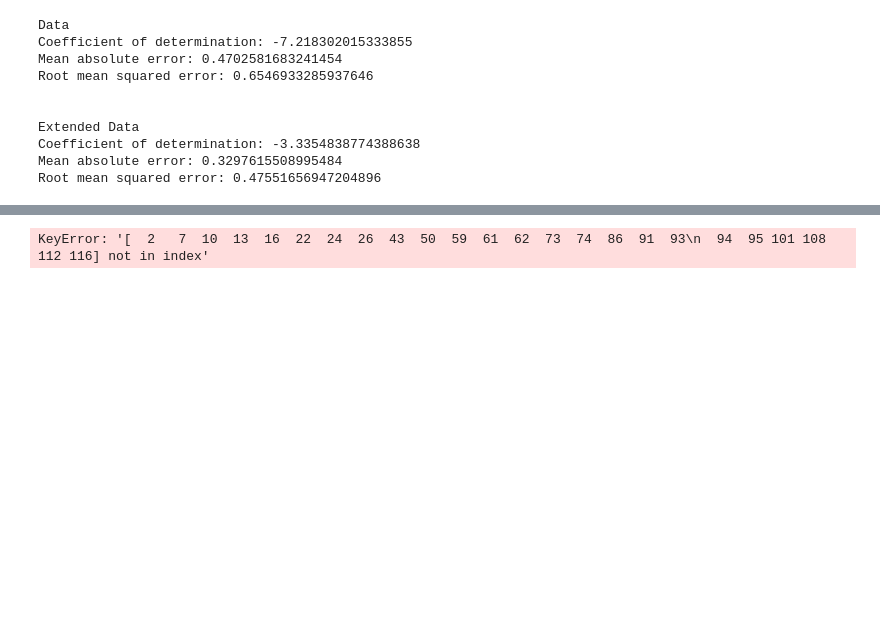
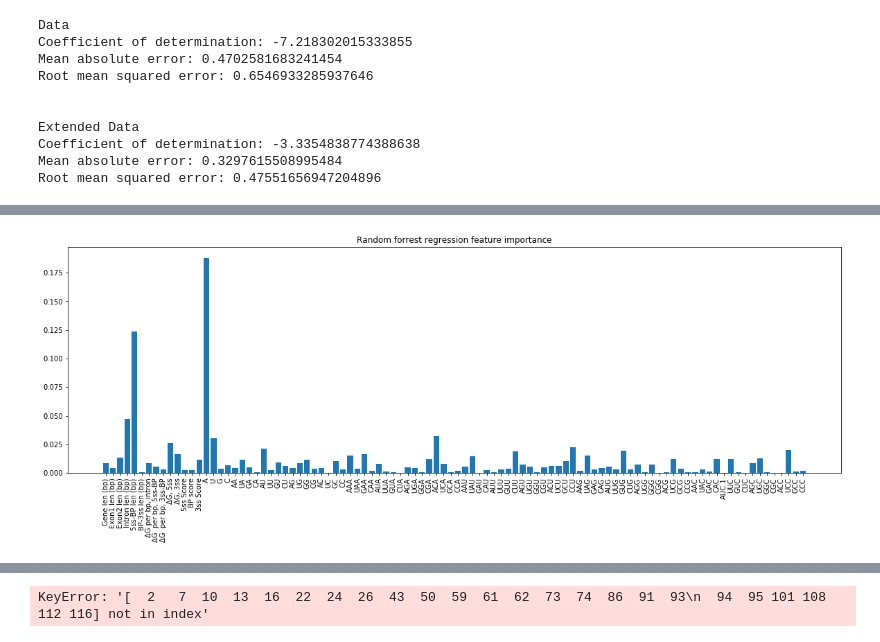
Before and after one commit to GeorgiHristov42/Random-forest-regression-on-mRNA-data, a Jupyter notebook: More tests.ipynb, the cells around one changed output, grey strips where cells are left out. Drawn from its saved outputs; the diff is of its cells as text; code cells hidden in the pictures; blank space fills up the shorter version.

```diff
--- a/More tests.ipynb
+++ b/More tests.ipynb
@@ -241,0 +423,12 @@ Correlation Coefficient:          0.6538661778284606
+# %%
+print('{} {} {} : {}'.format(best_i_1,best_j_1,best_k_1,best_result_1))
+print('{} {} {} : {}'.format(best_i_2,best_j_2,best_k_2,best_result_2))
+print('{} {} {} : {}'.format(best_i_3,best_j_3,best_k_3,best_difference))
+
+max_features = [5,10,15,20,25,30,45,50,55,60,70,80]
+max_depth = [5,10,15,20,25,30,50,60,80,100]
+n_estimators = [10,20,30,40,50,60,80,90,100]
+
+print('max_features: {}; max_depth: {}; n_estimators: {};\n'.format(max_features[best_i_1],max_depth[best_j_1],n_estimators[best_k_1]))
+print('max_features: {}; max_depth: {}; n_estimators: {};\n'.format(max_features[best_i_2],max_depth[best_j_2],n_estimators[best_k_2]))
+print('max_features: {}; max_depth: {}; n_estimators: {};\n'.format(max_features[best_i_3],max_depth[best_j_3],n_estimators[best_k_3]))
@@ -241,0 +444,80 @@ Correlation Coefficient:          0.6538661778284606
+# %%
+from ipywidgets import FloatProgress
+from IPython.display import display
+
+f = FloatProgress(min=0, max=1080)
+display(f)
+
+results_1 = np.zeros((12,10,9))
+results_2 = np.zeros((12,10,9))
+i = 0
+for max_features in [25,50]:
+    j = 0
+    for max_depth in [10,15]:
+        k = 0
+        for n_estimators in [20,30]:
+
+
+            kf = KFold(X.shape[0],n_folds=5,shuffle=True,random_state=0)
+
+            rfr1 = RandomForestRegressor(n_estimators=n_estimators,
+                                        criterion='mse',
+                                        max_features=max_features,
+                                        max_depth=max_depth,
+                                        n_jobs=2,
+                                        random_state=1337)
+
+            rfr2 = RandomForestRegressor(n_estimators=n_estimators,
+                                        criterion='mse',
+                                        max_features=max_features,
+                                        max_depth=max_depth,
+                                        n_jobs=2,
+                                        random_state=1337)
+
+            predictions_rfr1 = cross_val_predict(rfr1,X,y=y,cv=kf)
+            predictions_rfr2 = cross_val_predict(rfr2,X_extended,y=y_extended,cv=kf)
+
+            print('max_features: {}; max_depth: {}; n_estimators: {};\n'.format(max_features,max_depth,n_estimators))
+
+            print('Normal feature space')
+            print('Coefficient of determination R^2: {}'.format(r2_score(y, predictions_rfr1)))
+            print('Mean squared error:               {}'.format(mean_squared_error(y, predictions_rfr1)))
+            print('Mean absolute error:              {}'.format(mean_absolute_error(y, predictions_rfr1)))
+            print('Root mean squared error:          {}'.format(np.sqrt(mean_squared_error(y, predictions_rfr1))))
+            print('Correlation Coefficient:          {}'.format(np.corrcoef(y, predictions_rfr1)[0][1]))
+
+            print('\n')
+            print('Extended feature space')
+            print('Coefficient of determination R^2: {}'.format(r2_score(y, predictions_rfr2)))
+            print('Mean squared error:               {}'.format(mean_squared_error(y, predictions_rfr2)))
+            print('Mean absolute error:              {}'.format(mean_absolute_error(y, predictions_rfr2)))
+            print('Root mean squared error:          {}'.format(np.sqrt(mean_squared_error(y, predictions_rfr2))))
+            print('Correlation Coefficient:          {}'.format(np.corrcoef(y, predictions_rfr2)[0][1]))
+            print('-------------------------------------------------------\n')
+
+
+#             results_1[i][j][k]=r2_score(y, predictions_rfr1)
+#             results_2[i][j][k]=r2_score(y, predictions_rfr2)
+            f.value += 1
+
+#             k += 1
+#         j += 1
+#     i += 1
+            rfr1.fit(X,y)
+            fig, ax1 = plt.subplots(figsize=(20,6))
+            xx = np.arange(len(rfr1.feature_importances_))
+            ax1.bar(xx, rfr1.feature_importances_)
+            ax1.set_xticks(xx)
+            ax1.set_xticklabels(gene_features.drop(['ORG','Gene','AUC'], axis=1).columns, rotation='vertical')
+            ax1.set_title('Random forrest regression feature importance')
+#             fig.savefig('Features_importance.png')
+
+            rfr2.fit(X_extended,y_extended)
+            fig2, ax2 = plt.subplots(figsize=(20,6))
+            xx = np.arange(len(rfr2.feature_importances_))
+            ax2.bar(xx, rfr2.feature_importances_)
+            ax2.set_xticks(xx)
+            ax2.set_xticklabels(extended_features.drop(['ORG','Gene','AUC'], axis=1).columns, rotation='vertical')
+            ax2.set_title('Random forrest regression feature importance')
+#             fig2.savefig('Features_importance2.png')
+# %% [output]
@@ -241,0 +541 @@ Correlation Coefficient:          0.6538661778284606
+[figure, added]
```
Also changed, not shown: parts of 15 cells of this notebook, 6 other files.
